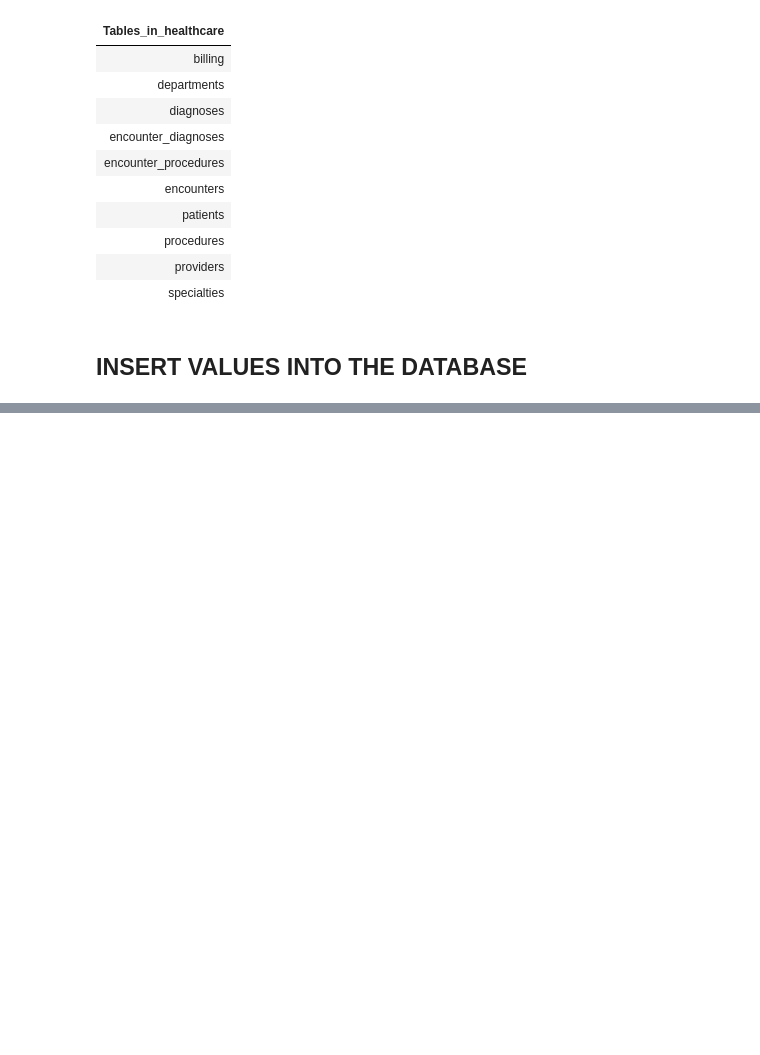
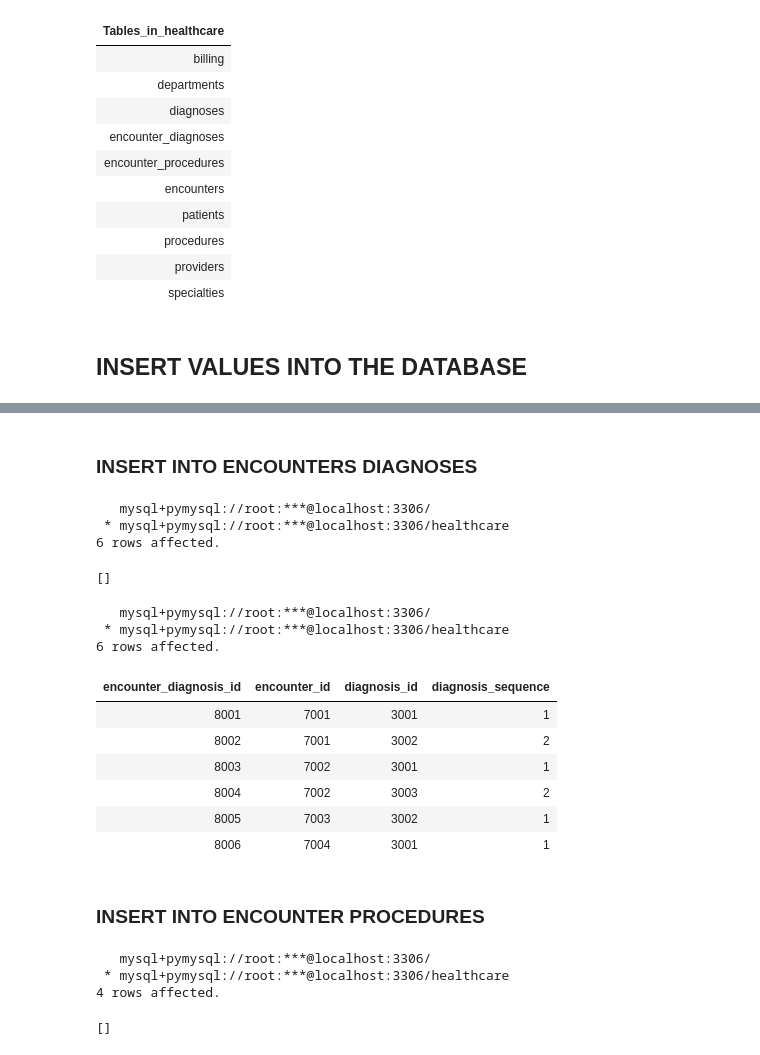
Before and after one commit to PercyAyimbilaNsolemna/Health_Analytics, a Jupyter notebook: Notebooks/healthcareAnalytics.ipynb, the cells around one changed output, grey strips where cells are left out. Cells and saved outputs as stored; diff of their text form; code cells hidden in the pictures; blank space fills up the shorter version.

```diff
--- a/Notebooks/healthcareAnalytics.ipynb
+++ b/Notebooks/healthcareAnalytics.ipynb
@@ -231,0 +448,43 @@ billingTableContent = read_sql_file(project_root / "DDL" / "Create_Tables" / "bi
+# %% [markdown]
+### **INSERT INTO ENCOUNTERS DIAGNOSES**
+# %%
+#Reads the sql script
+encounterDiagnosesContent = read_sql_file(project_root / "DML" / "Insert_Data" / "insertIntoEncounterDiagnoses.sql")
+
+#Creates the orders table
+%sql $encounterDiagnosesContent;
+# %% [output]
+   mysql+pymysql://root:***@localhost:3306/
+ * mysql+pymysql://root:***@localhost:3306/healthcare
+6 rows affected.
+[]
+# %%
+%%sql
+
+#Reads all the data in the encounter diagnoses table
+
+SELECT * FROM `encounter_diagnoses`;
+# %% [output]
+   mysql+pymysql://root:***@localhost:3306/
+ * mysql+pymysql://root:***@localhost:3306/healthcare
+6 rows affected.
+| encounter_diagnosis_id | encounter_id | diagnosis_id | diagnosis_sequence |
+| 8001 | 7001 | 3001 | 1 |
+| 8002 | 7001 | 3002 | 2 |
+| 8003 | 7002 | 3001 | 1 |
+| 8004 | 7002 | 3003 | 2 |
+| 8005 | 7003 | 3002 | 1 |
+| 8006 | 7004 | 3001 | 1 |
+# %% [markdown]
+### **INSERT INTO ENCOUNTER PROCEDURES**
+# %%
+#Reads the sql script
+encounterProceduresContent = read_sql_file(project_root / "DML" / "Insert_Data" / "insertIntoEncounterProcedures.sql")
+
+#Creates the orders table
+%sql $encounterProceduresContent;
+# %% [output]
+   mysql+pymysql://root:***@localhost:3306/
+ * mysql+pymysql://root:***@localhost:3306/healthcare
+4 rows affected.
+[]
```
Also changed, not shown: parts of 25 cells of this notebook.
